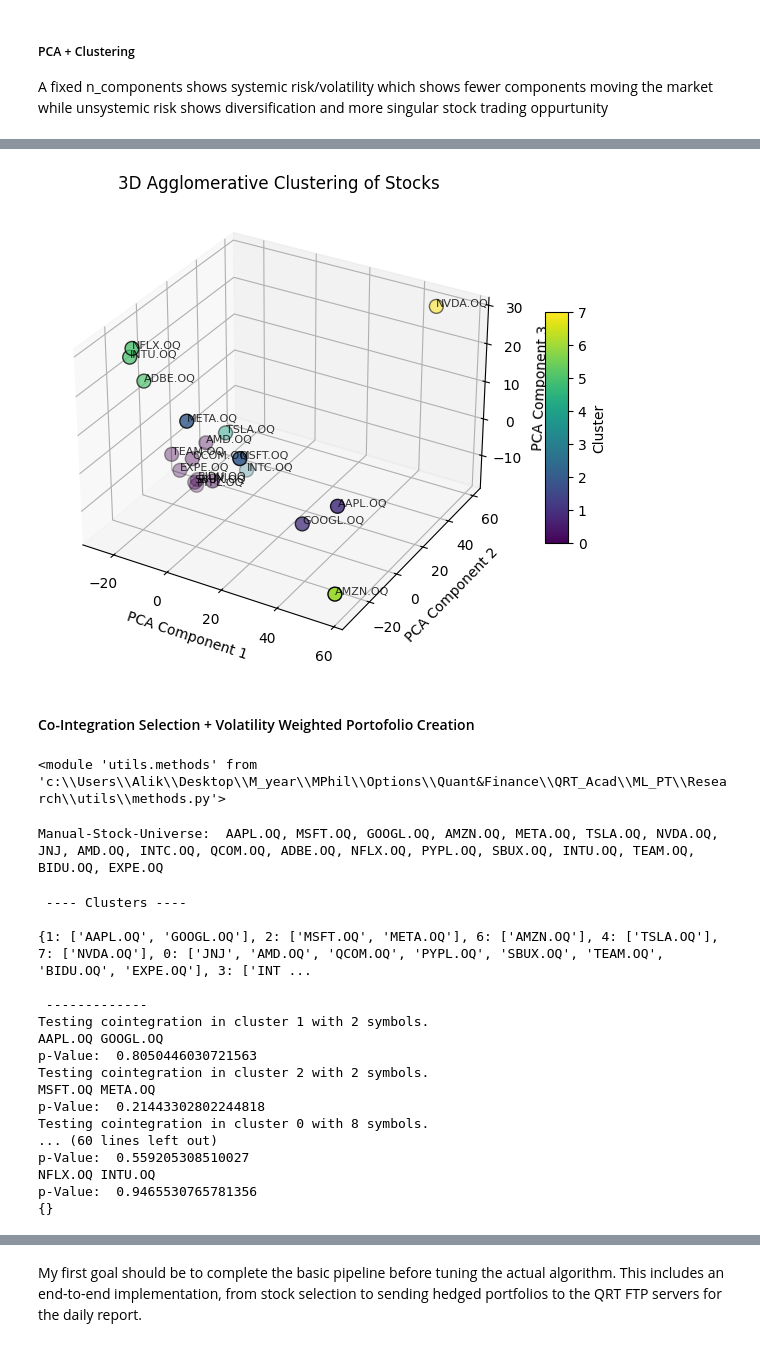
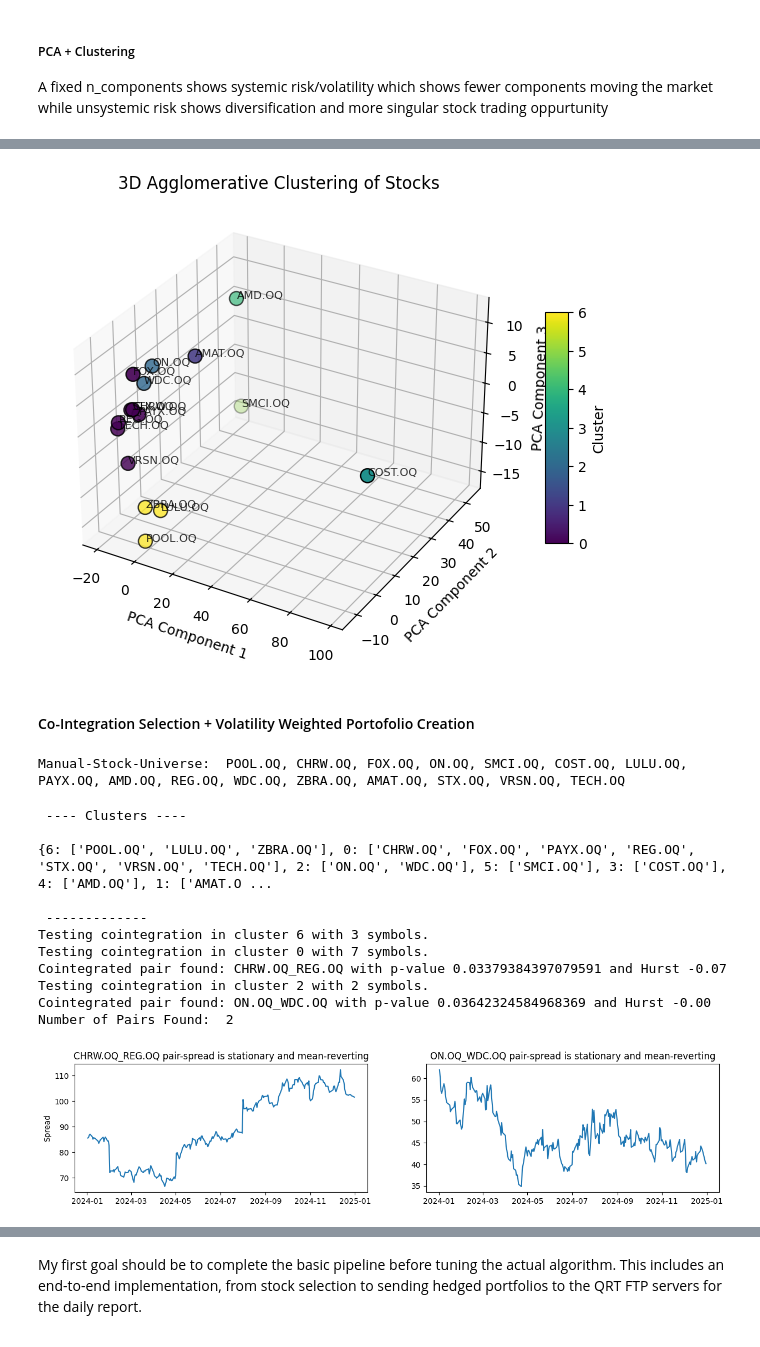
Before and after one commit to AlikMon88/ML-Pairs-Open, a Jupyter notebook: Research/research.ipynb, the cells around one changed output, grey strips where cells are left out. Saved outputs shown, nothing was run; the diff lists cells and outputs as text; code cells hidden in the pictures.

Commit message:
correct cointegration

```diff
--- a/Research/research.ipynb
+++ b/Research/research.ipynb
@@ -336,7 +380,7 @@ ax = fig.add_subplot(111, projection='3d')
 sc = ax.scatter(pca_arr[:, 0], pca_arr[:, 1], pca_arr[:, 2],
                 c=cluster_labels, cmap="viridis", s=100, edgecolor="black")
 
-for i, stock in enumerate(universe_creation()):
+for i, stock in enumerate(stocks):
     ax.text(pca_arr[i, 0], pca_arr[i, 1], pca_arr[i, 2], stock, fontsize=8, alpha=0.8)
 
 ax.set_title("3D Agglomerative Clustering of Stocks")
@@ -349,41 +393,41 @@ cbar.set_label("Cluster")
 
 plt.show()
 # %% [output]
-[figure, old version]
+[figure, new version]
 # %% [markdown]
 #### Co-Integration Selection + Volatility Weighted Portofolio Creation
-# %%
-import importlib
-import utils
-
-importlib.reload(utils.methods)
-# %% [output]
-<module 'utils.methods' from 'c:\\Users\\Alik\\Desktop\\M_year\\MPhil\\Options\\Quant&Finance\\QRT_Acad\\ML_PT\\Research\\utils\\methods.py'>
 # %%
 from utils.methods import SelectCointegratedPairs
 
-print('Manual-Stock-Universe: ', ', '.join(universe_creation()))
+print('Manual-Stock-Universe: ', ', '.join(stocks))
 # %% [output]
-Manual-Stock-Universe:  AAPL.OQ, MSFT.OQ, GOOGL.OQ, AMZN.OQ, META.OQ, TSLA.OQ, NVDA.OQ, JNJ, AMD.OQ, INTC.OQ, QCOM.OQ, ADBE.OQ, NFLX.OQ, PYPL.OQ, SBUX.OQ, INTU.OQ, TEAM.OQ, BIDU.OQ, EXPE.OQ
+Manual-Stock-Universe:  POOL.OQ, CHRW.OQ, FOX.OQ, ON.OQ, SMCI.OQ, COST.OQ, LULU.OQ, PAYX.OQ, AMD.OQ, REG.OQ, WDC.OQ, ZBRA.OQ, AMAT.OQ, STX.OQ, VRSN.OQ, TECH.OQ
 # %%
-pairs = SelectCointegratedPairs(symbols=universe_creation(), cluster_labels=cluster_labels, history=df_uni10)
+pairs = SelectCointegratedPairs(symbols=stocks, cluster_labels=cluster_labels, history=df_uni10)
 
-print(pairs)
+print('Number of Pairs Found: ', len(pairs.keys()))
 # %% [output]
  ---- Clusters ----
 
-{1: ['AAPL.OQ', 'GOOGL.OQ'], 2: ['MSFT.OQ', 'META.OQ'], 6: ['AMZN.OQ'], 4: ['TSLA.OQ'], 7: ['NVDA.OQ'], 0: ['JNJ', 'AMD.OQ', 'QCOM.OQ', 'PYPL.OQ', 'SBUX.OQ', 'TEAM.OQ', 'BIDU.OQ', 'EXPE.OQ'], 3: ['INT ...
+{6: ['POOL.OQ', 'LULU.OQ', 'ZBRA.OQ'], 0: ['CHRW.OQ', 'FOX.OQ', 'PAYX.OQ', 'REG.OQ', 'STX.OQ', 'VRSN.OQ', 'TECH.OQ'], 2: ['ON.OQ', 'WDC.OQ'], 5: ['SMCI.OQ'], 3: ['COST.OQ'], 4: ['AMD.OQ'], 1: ['AMAT.O ...
 
  -------------
-Testing cointegration in cluster 1 with 2 symbols.
-AAPL.OQ GOOGL.OQ
-p-Value:  0.8050446030721563
+Testing cointegration in cluster 6 with 3 symbols.
+Testing cointegration in cluster 0 with 7 symbols.
+Cointegrated pair found: CHRW.OQ_REG.OQ with p-value 0.03379384397079591 and Hurst -0.07
 Testing cointegration in cluster 2 with 2 symbols.
-MSFT.OQ META.OQ
-p-Value:  0.21443302802244818
-Testing cointegration in cluster 0 with 8 symbols.
-... (60 lines left out)
-p-Value:  0.559205308510027
-NFLX.OQ INTU.OQ
-p-Value:  0.9465530765781356
-{}
+Cointegrated pair found: ON.OQ_WDC.OQ with p-value 0.03642324584968369 and Hurst -0.00
+Number of Pairs Found:  2
+# %%
+fig, axs = plt.subplots(1, 2, figsize=(15, 3))
+
+axs[0].plot(pairs[list(pairs.keys())[0]]['spread_series'])
+axs[0].set_title(f'{list(pairs.keys())[0]} pair-spread is stationary and mean-reverting')
+axs[0].set_ylabel('Spread')
+
+axs[1].plot(pairs[list(pairs.keys())[-1]]['spread_series'])
+axs[1].set_title(f'{list(pairs.keys())[-1]} pair-spread is stationary and mean-reverting')
+
+plt.show()
+# %% [output]
+[figure, added]
```
Also changed, not shown: parts of 11 cells of this notebook, 6 other files.
